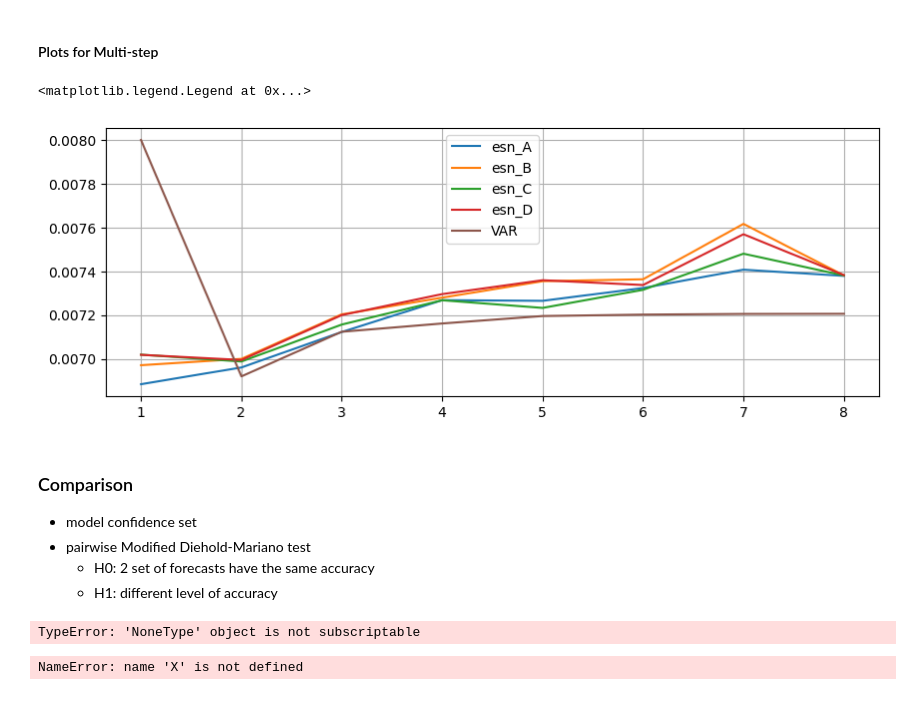
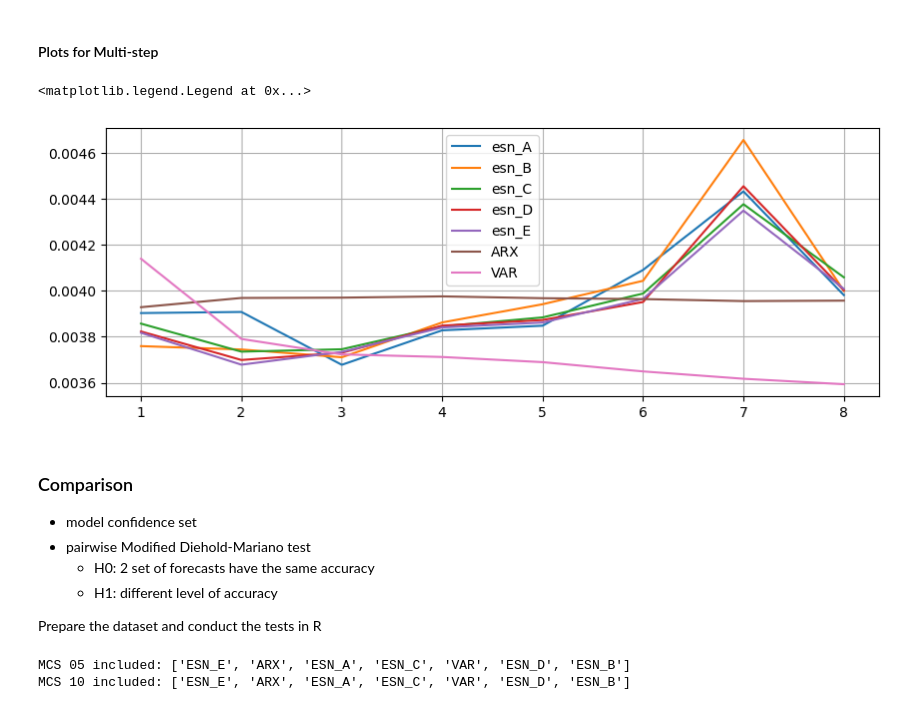
Before and after one commit to qh007/FYP, a Jupyter notebook: All Models.ipynb, the cells around one changed output. Cells and saved outputs as stored; diff of their text form; code cells hidden in the pictures.

```diff
--- a/All Models.ipynb
+++ b/All Models.ipynb
@@ -937,7 +948,7 @@ for t in range(len(x_test)):
  hist_exo = hist_exo.iloc[1:]._append(x_test.iloc[t,:],ignore_index=False)
  hist_endo = hist_endo.iloc[1:]._append(GDP_fill_data_test.iloc[t,], ignore_index=False)
 
- arx_fore_rw.append(output)
+ arx_fore_rw.append(output.tolist()[0])
 
 warnings.resetwarnings()
 
@@ -1102,8 +1190,43 @@ def arx_multistep(steps, data):
             forecast_multistep[j, :] = fit.forecast(steps= steps, exog = x_test.iloc[j:j+steps,:])
 
         else:
-            # include exo AR terms
-            pass
+            # use AR to predict the exo terms; used all available data up to time step (train_size)+j
+            # M1 is AR(1)
+            model_M1 = AutoReg(x_data.iloc[:train_size+j,0], lags=1)
+            M1 = model_M1.fit()
+            pred_M1 = M1.predict(start = len(x_train)+j, end = len(x_train) +j + steps -1)
+
+            # M4 is AR(1)
+            model_M4 = AutoReg(x_data.iloc[:train_size+j,1], lags=1)
+            M4 = model_M4.fit()
+            pred_M4 = M4.predict(start = len(x_train)+j, end = len(x_train)+j + steps -1)
+
+            # M5
+            model_M5 = AutoReg(x_data.iloc[:train_size+j,2], lags=1)
+            M5 = model_M5.fit()
+            pred_M5 = M5.predict(start = len(x_train)+j, end = len(x_train)+j + steps -1)
+
+            # M7 is AR(1)
+            model_M7 = AutoReg(x_data.iloc[:train_size+j,3], lags=1)
+            M7 = model_M7.fit()
+            pred_M7 = M7.predict(start = len(x_train)+j, end = len(x_train)+j + steps -1)
+
+            # M11
+            model_M11 = AutoReg(x_data.iloc[:train_size+j,4], lags=1)
+            M11 = model_M11.fit()
+            pred_M11 = M11.predict(start = len(x_train)+j, end = len(x_train)+j + steps -1)
+
+            # M12 is AR(3)
+            model_M12 = AutoReg(x_data.iloc[:train_size+j,5], lags=3)
+            M12 = model_M12.fit()
+            pred_M12 = M12.predict(start = len(x_train)+j, end = len(x_train)+j + steps -1)
+
+            pred_exo = pd.concat([pred_M1, pred_M4, pred_M5, pred_M7, pred_M11, pred_M12], axis = 1)
+            pred_exo.columns = ['M1','M4', 'M5', 'M7', "M11", 'M12']
+
+            # do forecast for GDP
+            forecast_multistep[j, :] = fit.forecast(steps= steps, exog = pred_exo)
+
 
     return pd.DataFrame(data=forecast_multistep, index=GDP_test_dates, columns=range(steps))
 # %%
@@ -1207,36 +1333,22 @@ hStepRMSFE(var_multi_fore)
 # %%
 fig, ax = plt.subplots(figsize=(10, 3.5))
 plt.grid()
 plt.plot(hStepRMSFE(esn_a_multi_for), label="esn_A", c="C0")
 plt.plot(hStepRMSFE(esn_b_multi_for), label="esn_B", c="C1")
 plt.plot(hStepRMSFE(esn_c_multi_for), label="esn_C", c="C2")
 plt.plot(hStepRMSFE(esn_d_multi_for), label="esn_D", c="C3")
-plt.plot(hStepRMSFE(var_multi_fore), label="VAR", c="C5")
+plt.plot(hStepRMSFE(esn_e_multi_for), label="esn_E", c="C4")
+plt.plot(hStepRMSFE(arx_multi_fore), label="ARX", c="C5")
+plt.plot(hStepRMSFE(var_multi_fore), label="VAR", c="C6")
 plt.legend()
 # %% [output]
 <matplotlib.legend.Legend at 0x...>
-[figure, old version]
+[figure, new version]
 # %% [markdown]
 ### Comparison
 - model confidence set
 - pairwise Modified Diehold-Mariano test
     - H0: 2 set of forecasts have the same accuracy
     - H1: different level of accuracy
+
+Prepare the dataset and conduct the tests in R
-# %%
-from dm_test import dm_test
-actual_lst = GDP_fill_data_test.values
-pred1_lst = arx_forecast
-pred2_lst = esn_fit_c['forecast'][0:len(GDP_fill_data_test)]
-
-rt = dm_test(actual_lst,pred1_lst,pred2_lst,h = 1, crit="MSE")
-print(rt)
-# %% [output]
-TypeError: 'NoneType' object is not subscriptable
-# %%
-import numpy as np
-Tx = 3
-V = np.hstack((np.ones((Tx, 1)), X))
-res = np.linalg.lstsq(V, Y, rcond=None)
-W = res[0]
-# %% [output]
-NameError: name 'X' is not defined
@@ -1242,0 +1360,5 @@ NameError: name 'X' is not defined
+# %%
+mcs_data_fix = mcs_data_fix - GDP_fill_data_test.to_numpy()
+# %% [output]
+MCS 05 included: ['ESN_E', 'ARX', 'ESN_A', 'ESN_C', 'VAR', 'ESN_D', 'ESN_B']
+MCS 10 included: ['ESN_E', 'ARX', 'ESN_A', 'ESN_C', 'VAR', 'ESN_D', 'ESN_B']
```
Also changed, not shown: parts of 57 cells of this notebook, 21 other files.
